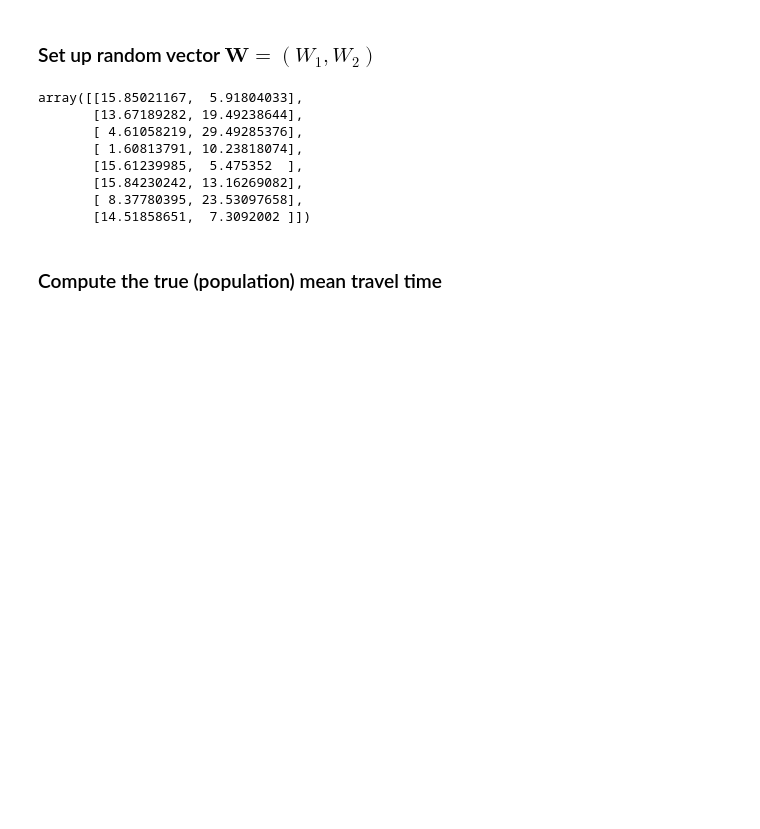
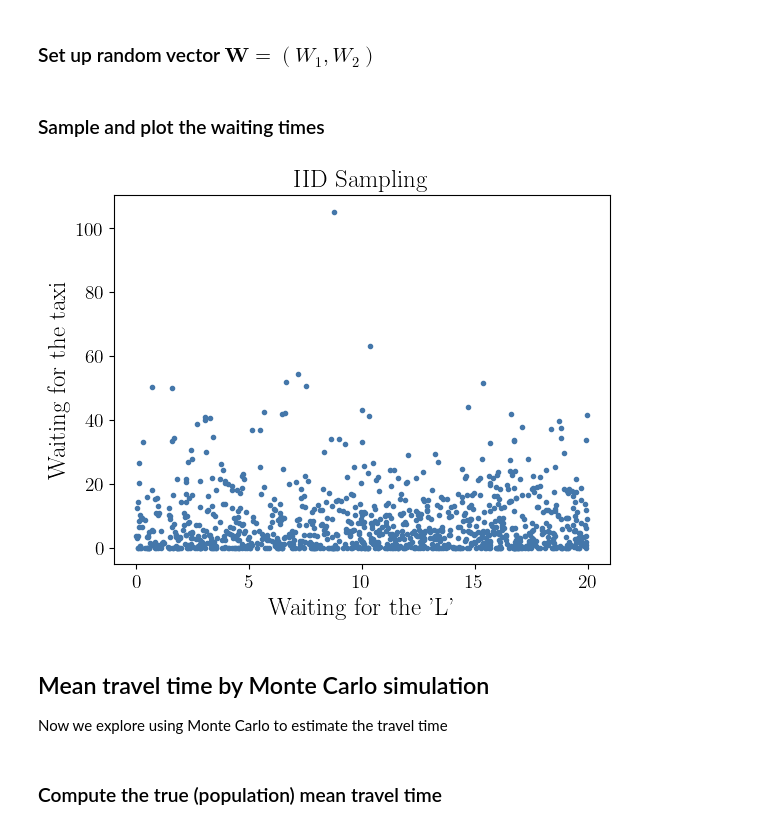
Before and after one commit to fjhickernell/MATH565Fall2026, a Jupyter notebook: notebooks/applications/AreWeThereYet.ipynb, the cells around one changed output. Saved outputs shown, nothing was run; the diff lists cells and outputs as text; code cells hidden in the pictures; blank space fills up the shorter version.

```diff
--- a/notebooks/applications/AreWeThereYet.ipynb
+++ b/notebooks/applications/AreWeThereYet.ipynb
@@ -94,16 +72,20 @@ WaitingTimeSampler = \
                                  qp.ZeroInflatedExpUniform(qp.DummySampler(1), p_zero=taxi_now, lam=1/taxi_wait_avg)]  # tax wait time
                      )
+# %% [markdown]
+### Sample and plot the waiting times
 # %%
-WaitingTimeSampler(8)
+n = 2**10 #number of samples
+Wait_samples=WaitingTimeSampler(n)  #generate samples
+
+plt.plot(Wait_samples[:,0], Wait_samples[:,1],'.')
+plt.xlabel("Waiting for the 'L'")
+plt.ylabel("Waiting for the taxi")
+plt.title("IID Sampling");
 # %% [output]
-array([[15.85021167,  5.91804033],
-       [13.67189282, 19.49238644],
-       [ 4.61058219, 29.49285376],
-       [ 1.60813791, 10.23818074],
-       [15.61239985,  5.475352  ],
-       [15.84230242, 13.16269082],
-       [ 8.37780395, 23.53097658],
-       [14.51858651,  7.3092002 ]])
+[figure, added]
+# %% [markdown]
+## Mean travel time by Monte Carlo simulation
+Now we explore using Monte Carlo to estimate the travel time
 # %% [markdown]
 ### Compute the true (population) mean travel time
 # %%
```
Also changed, not shown: parts of 10 cells of this notebook.
